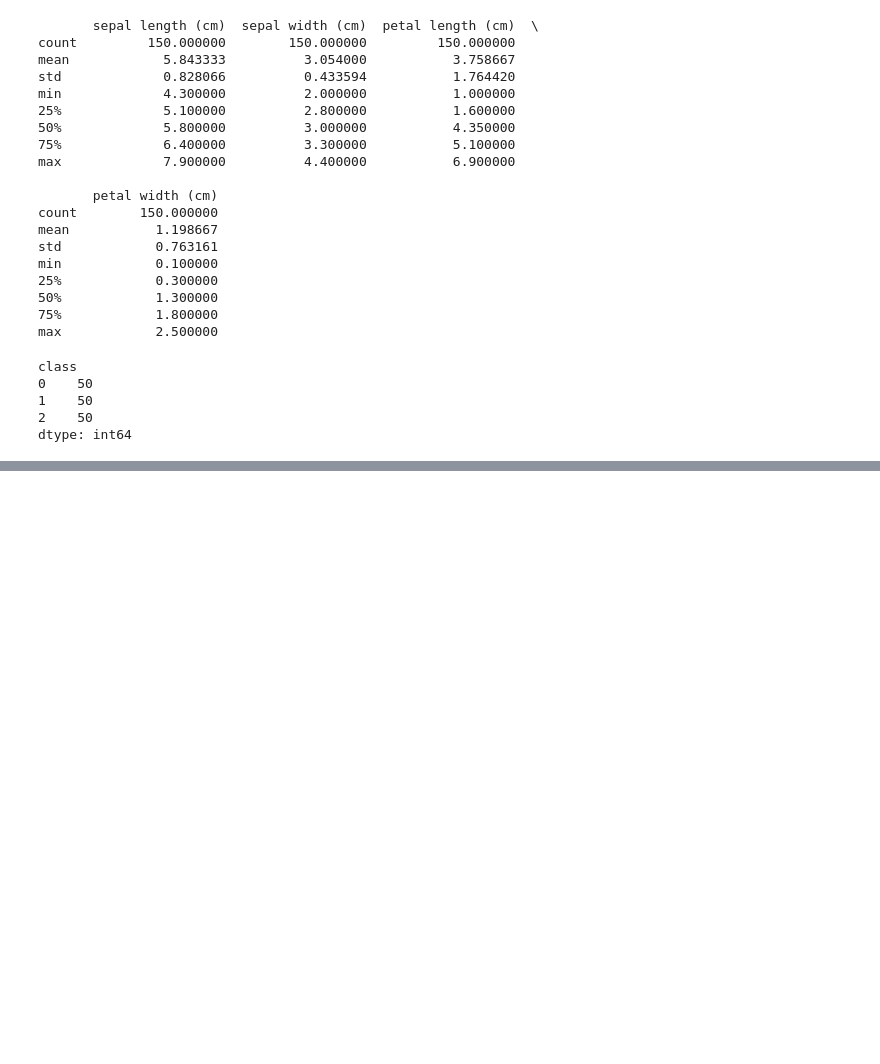
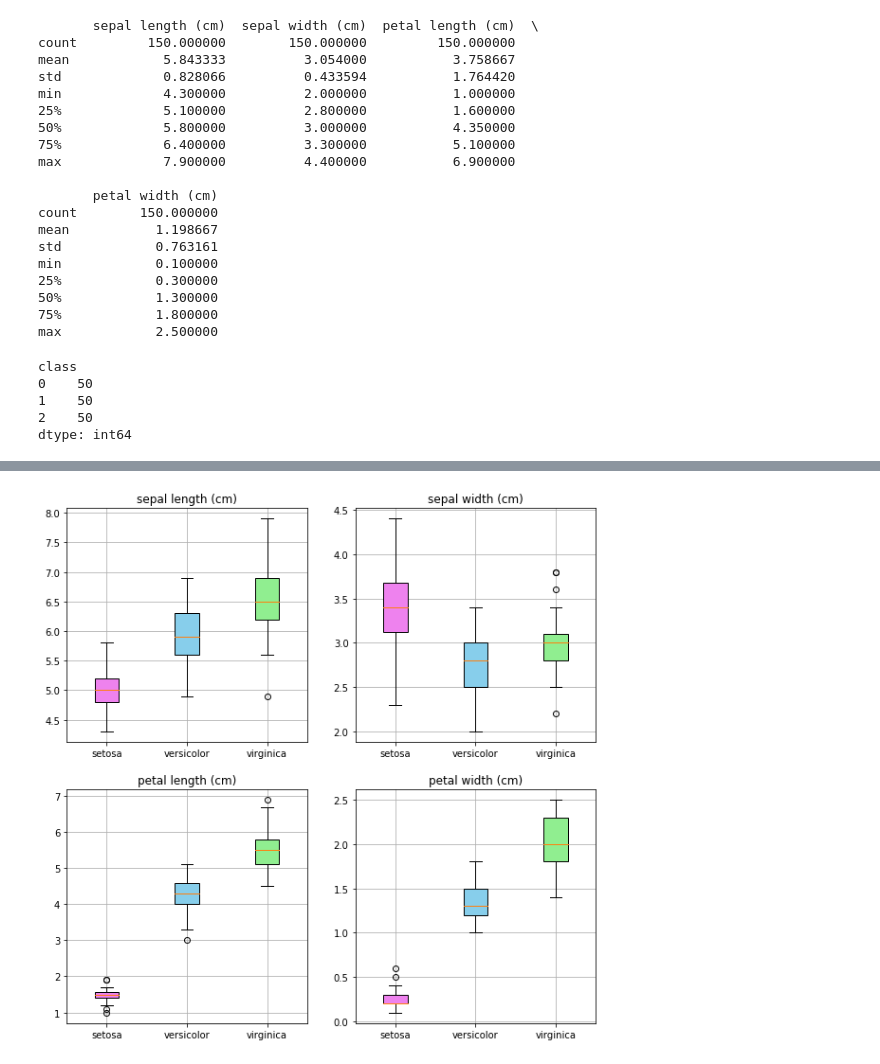
Before and after one commit to agassi4013/Iris-Dataset, a Jupyter notebook: Iris Data Set.ipynb, the cells around one changed output, grey strips where cells are left out. Cells and saved outputs as stored; diff of their text form; code cells hidden in the pictures; blank space fills up the shorter version.

```diff
--- a/Iris Data Set.ipynb
+++ b/Iris Data Set.ipynb
@@ -107,0 +138,13 @@ dtype: int64
+# %%
+fig = plt.figure(figsize = (10, 10))
+colors = ['violet', 'skyblue', 'lightgreen']
+for i in range(4):
+    ax = plt.subplot(2,2,i+1)
+    ax.grid(True)
+    bplot = ax.boxplot([dlist[i][:50],dlist[i][51:100],dlist[i][101:150]], patch_artist=True, labels = iris['target_names'])
+    for patch, color in zip(bplot['boxes'], colors):
+        patch.set_facecolor(color)
+    plt.title(iris['feature_names'][i])
+plt.show()
+# %% [output]
+[figure, added]
```
Also changed, not shown: parts of 3 cells of this notebook.
